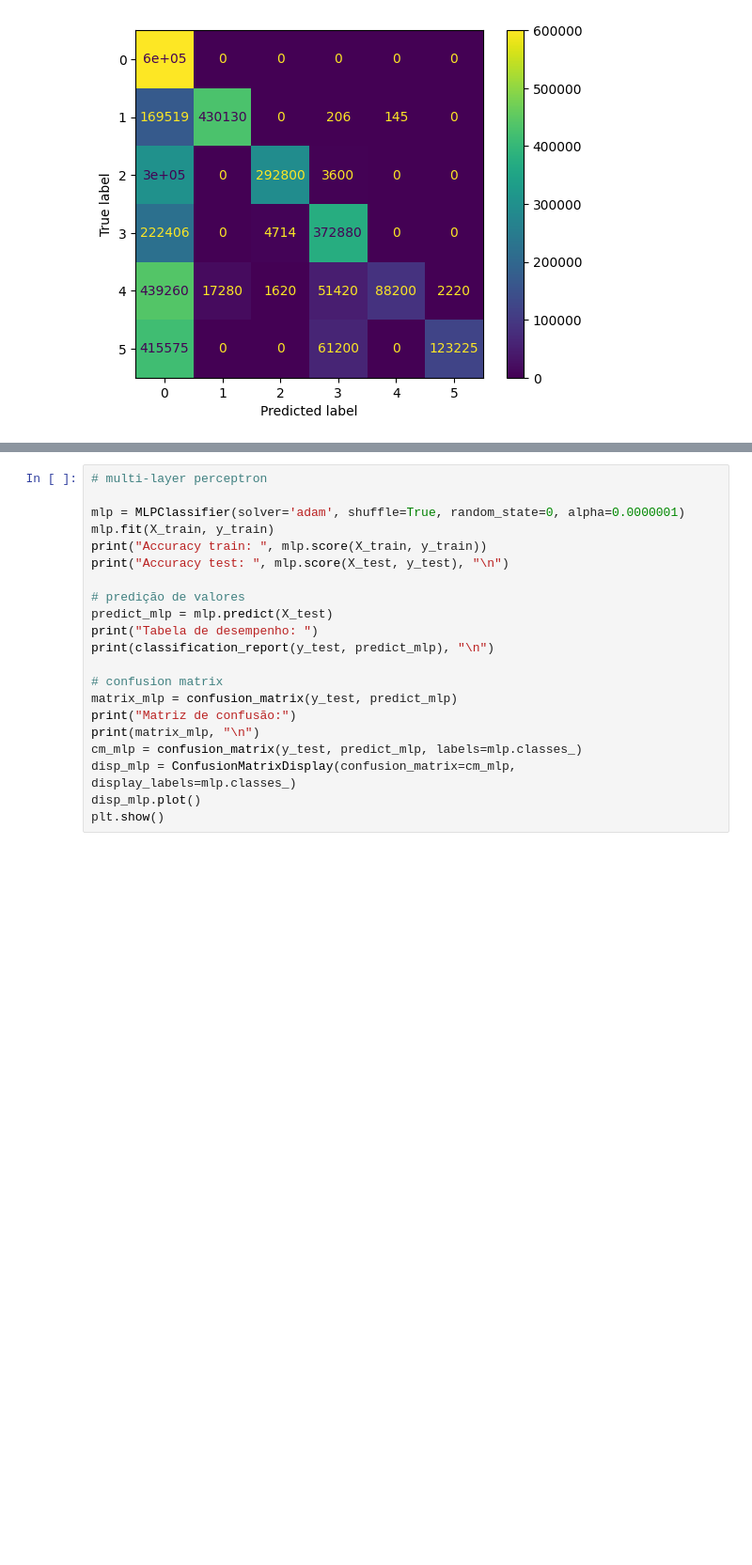
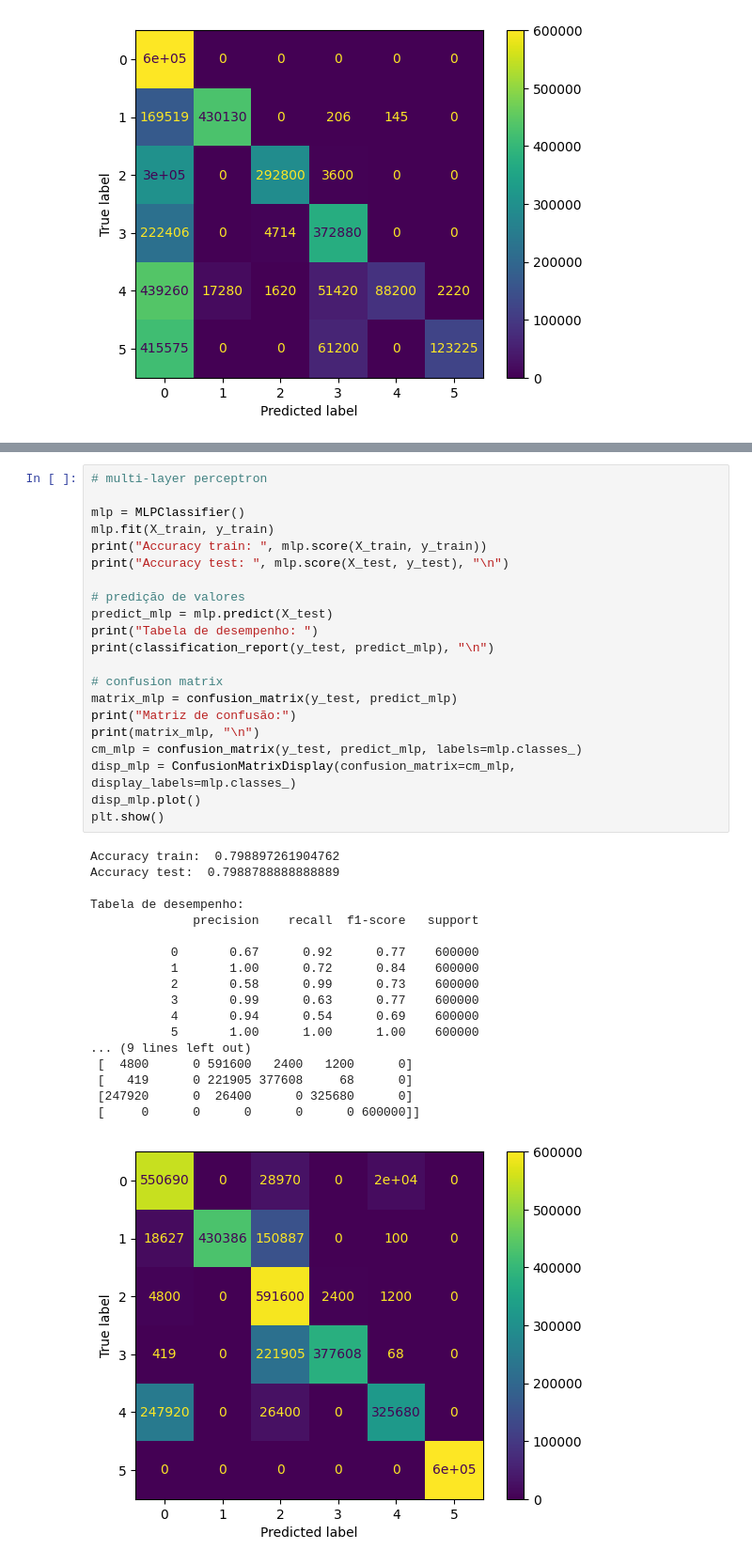
Before and after one commit to e-controls/detection-of-cyber-attacks, a Jupyter notebook: multiclass.ipynb, the cells around one changed output, grey strips where cells are left out. Shown: that part at 94% size. Drawn from its saved outputs; the diff is of its cells as text; blank space fills up the shorter version.

```diff
--- a/multiclass.ipynb
+++ b/multiclass.ipynb
@@ -339,24 +357,43 @@ KeyboardInterrupt:
 # %%
 # multi-layer perceptron
 
-mlp = MLPClassifier(solver='adam', shuffle=True, random_state=0, alpha=0.0000001)
+mlp = MLPClassifier()
 mlp.fit(X_train, y_train)
 print("Accuracy train: ", mlp.score(X_train, y_train))
 print("Accuracy test: ", mlp.score(X_test, y_test), "\n")
 
 # predição de valores
 predict_mlp = mlp.predict(X_test)
 print("Tabela de desempenho: ")
 print(classification_report(y_test, predict_mlp), "\n")
 
 # confusion matrix
 matrix_mlp = confusion_matrix(y_test, predict_mlp)
 print("Matriz de confusão:")
 print(matrix_mlp, "\n")
 cm_mlp = confusion_matrix(y_test, predict_mlp, labels=mlp.classes_)
 disp_mlp = ConfusionMatrixDisplay(confusion_matrix=cm_mlp, display_labels=mlp.classes_)
 disp_mlp.plot()
 plt.show()
+# %% [output]
+Accuracy train:  0.798897261904762
+Accuracy test:  0.7988788888888889
+
+Tabela de desempenho:
+              precision    recall  f1-score   support
+
+           0       0.67      0.92      0.77    600000
+           1       1.00      0.72      0.84    600000
+           2       0.58      0.99      0.73    600000
+           3       0.99      0.63      0.77    600000
+           4       0.94      0.54      0.69    600000
+           5       1.00      1.00      1.00    600000
+... (9 lines left out)
+ [  4800      0 591600   2400   1200      0]
+ [   419      0 221905 377608     68      0]
+ [247920      0  26400      0 325680      0]
+ [     0      0      0      0      0 600000]]
+[figure, added]
 # %%
 # sequential neural network
 
```
Also changed, not shown: parts of 4 cells of this notebook.
